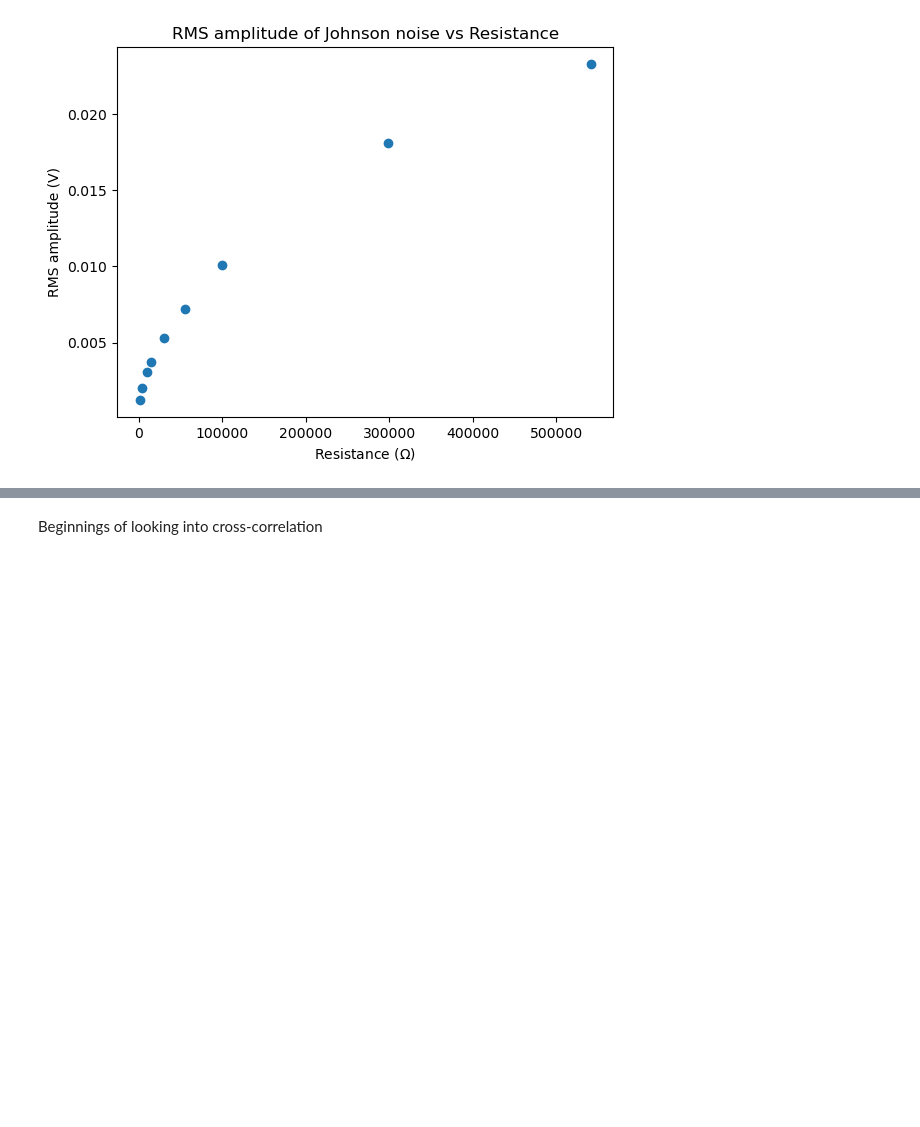
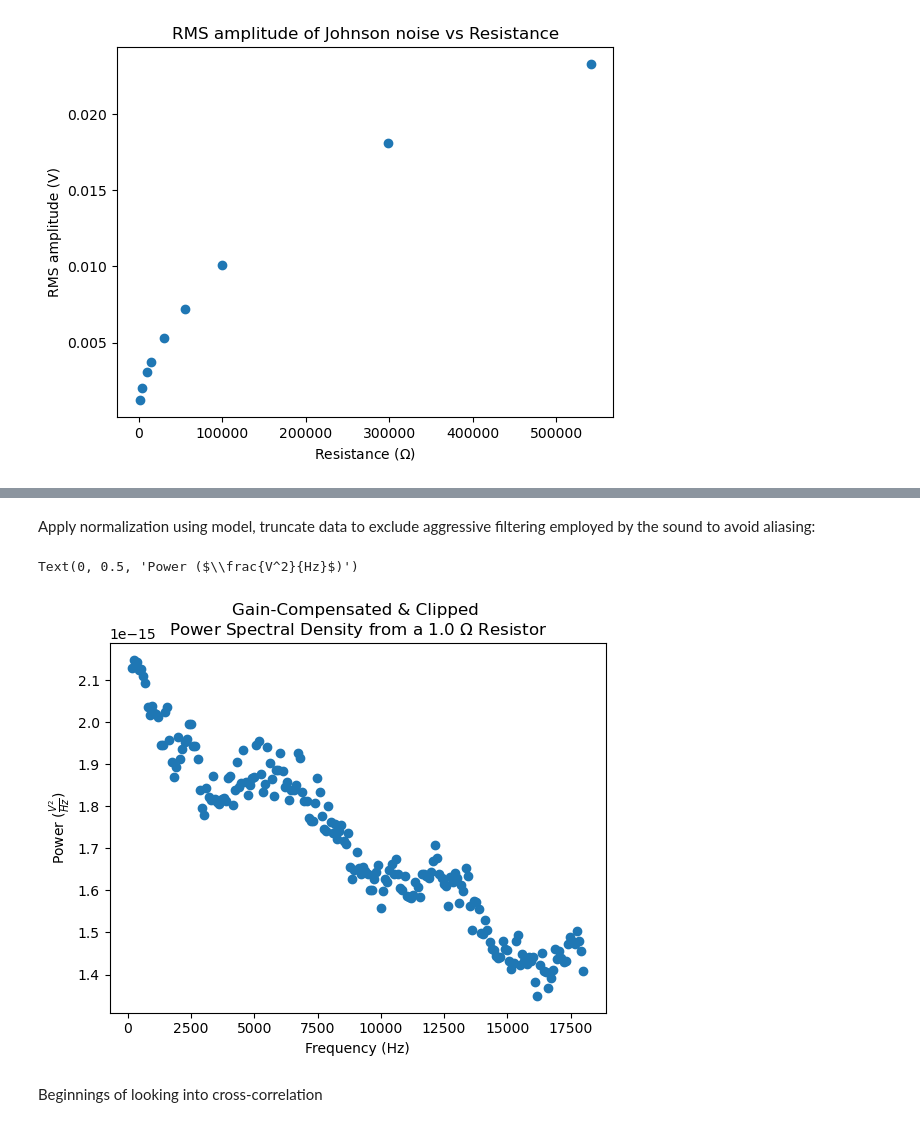
Before and after one commit to Atzphere/309-Pool, a Jupyter notebook: notebooks/johnson_analyzer.ipynb, the cells around one changed output, grey strips where cells are left out. Cells and saved outputs as stored; diff of their text form; code cells hidden in the pictures; blank space fills up the shorter version.

```diff
--- a/notebooks/johnson_analyzer.ipynb
+++ b/notebooks/johnson_analyzer.ipynb
@@ -11,7 +11,7 @@ def to_volts(amp):
     return convertfactor * amp
 
 
-def get_freq(name):
+def get_resistance(name):
     num = ""
     for char in name:
         if char == "K":
@@ -94,3 +115,23 @@ ax.legend()
+# %% [markdown]
+Apply normalization using model, truncate data to exclude aggressive filtering employed by the sound to avoid aliasing:
+# %%
+normalized = Pxx_den / gain_model_squared
+# truncation
+start = 2
+end = 210
+f_clipped = f[start:210]
+normalized_clipped = normalized[start:210]
+
+
+fig, ax = plt.subplots()
+ax.scatter(f_clipped, normalized_clipped)
+ax.set_title("Gain-Compensated & Clipped \nPower Spectral Density from a {} $\\Omega$ Resistor".format(get_resistance(fname)))
+ax.set_xlabel("Frequency (Hz)")
+ax.set_ylabel("Power ($\\frac{V^2}{Hz}$)")
+# ax.vlines(f_clipped[210], 0, np.max(normalized_clipped))
+# %% [output]
+Text(0, 0.5, 'Power ($\\frac{V^2}{Hz}$)')
+[figure, added]
 # %% [markdown]
 Beginnings of looking into cross-correlation
 # %%
```
Also changed, not shown: parts of 7 cells of this notebook, 13 other files.
